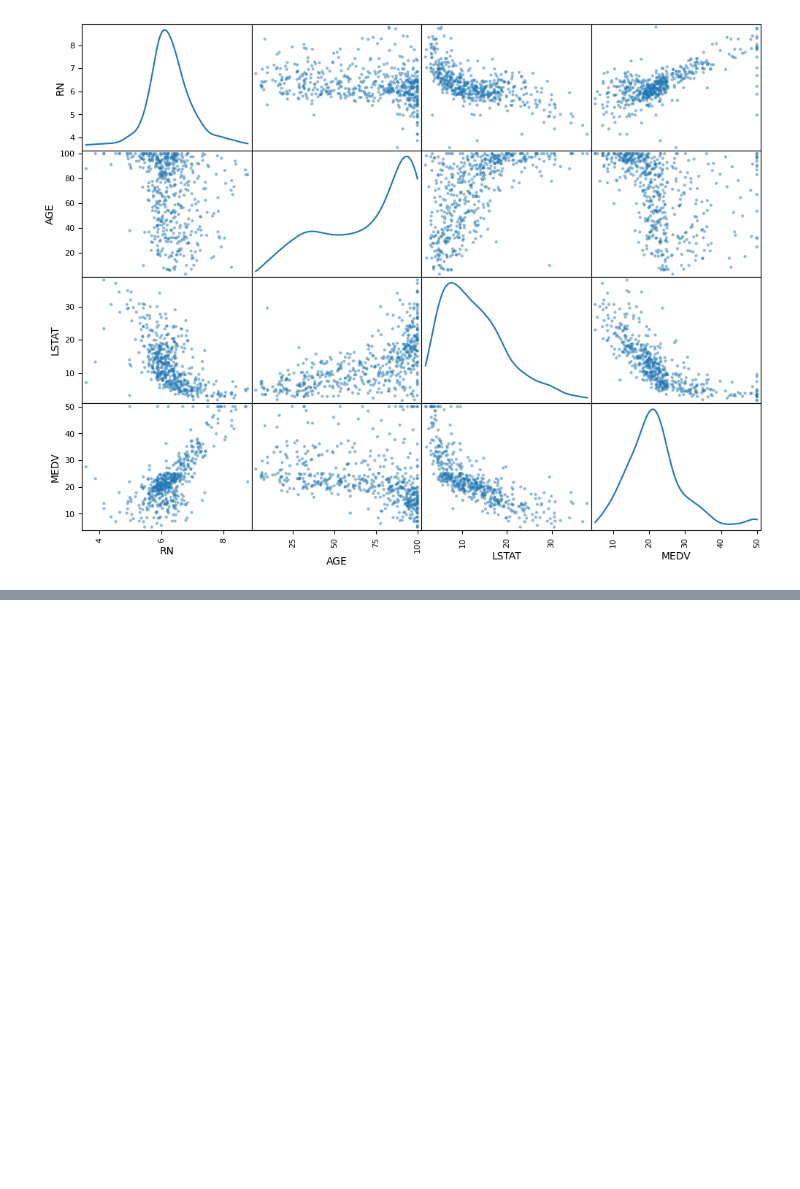
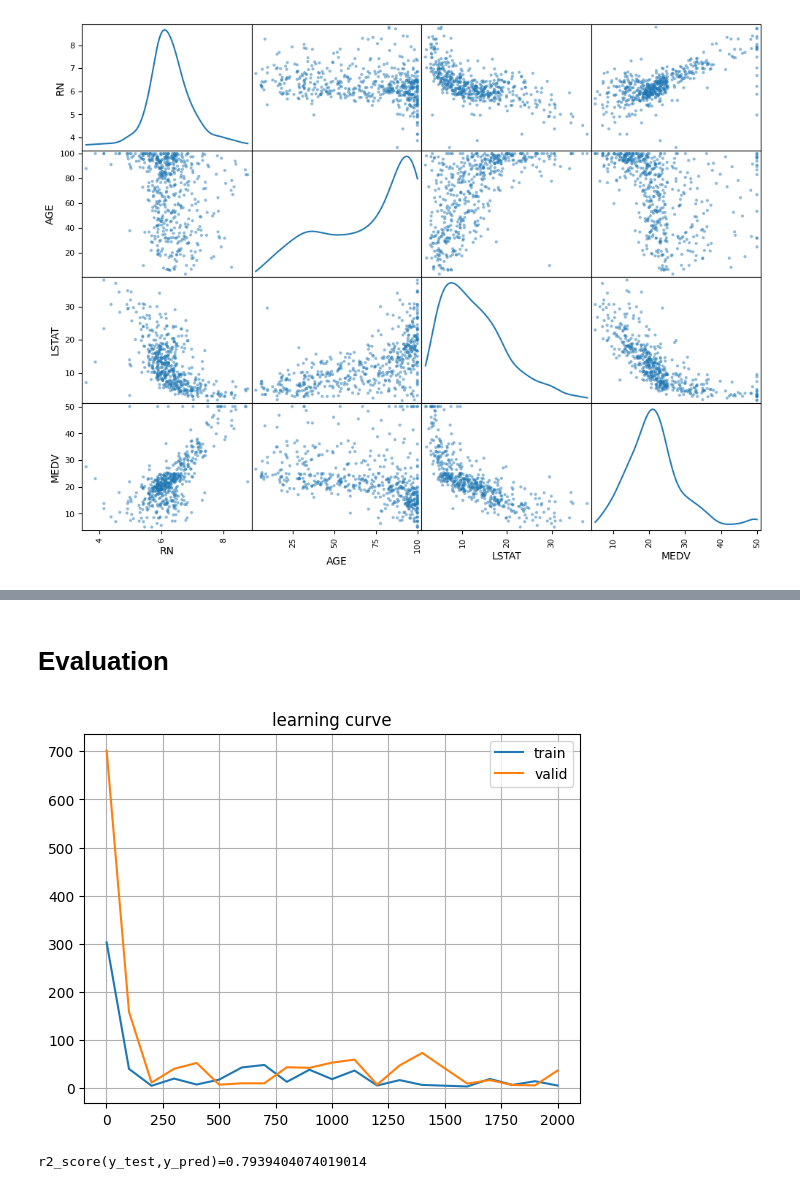
Before and after one commit to 9-coding/PyTorch, a Jupyter notebook: Lecture-AI_programming/boston_housing_price_with_module.ipynb, the cells around one changed output, grey strips where cells are left out. Saved outputs shown, nothing was run; the diff lists cells and outputs as text; code cells hidden in the pictures; blank space fills up the shorter version.

Commit message:
FEAT: add data load, train loop, evaluation

```diff
--- a/Lecture-AI_programming/boston_housing_price_with_module.ipynb
+++ b/Lecture-AI_programming/boston_housing_price_with_module.ipynb
@@ -124,0 +235,8 @@ plt.show()
+# %%
+device = (
+      "cuda" if torch.cuda.is_available()
+      else "mps"
+      if torch.backends.mps.is_available()
+      else "cpu"
+  )
+print(f"{device=}")
@@ -124,0 +322,28 @@ plt.show()
+# %% [markdown]
+# Evaluation
+# %%
+start = 0
+
+# gpu에 있는 것을 가져와주기.
+if device != "cpu":
+  log_hist = log_hist.to("cpu")
+
+fig, axes = plt.subplots(1,1)
+axes.set_title('learning curve')
+axes.plot(log_hist.detach()[start:,0], log_hist[start:,1], label='train')
+axes.plot(log_hist.detach()[start:,0], log_hist[start:,2], label='valid')
+axes.legend()
+axes.grid()
+fig.show()
+# %% [output]
+[figure, added]
+# %%
+if device != "cpu":
+  final_model = final_model.to("cpu")
+
+x_scaled_test = scaler.transform(x_test)
+y_pred = final_model(torch.tensor(x_scaled_test).float()).detach()
+
+print(f'{r2_score(y_test,y_pred)=}')
+# %% [output]
+r2_score(y_test,y_pred)=0.7939404074019014
```
Also changed, not shown: parts of 14 cells of this notebook.
